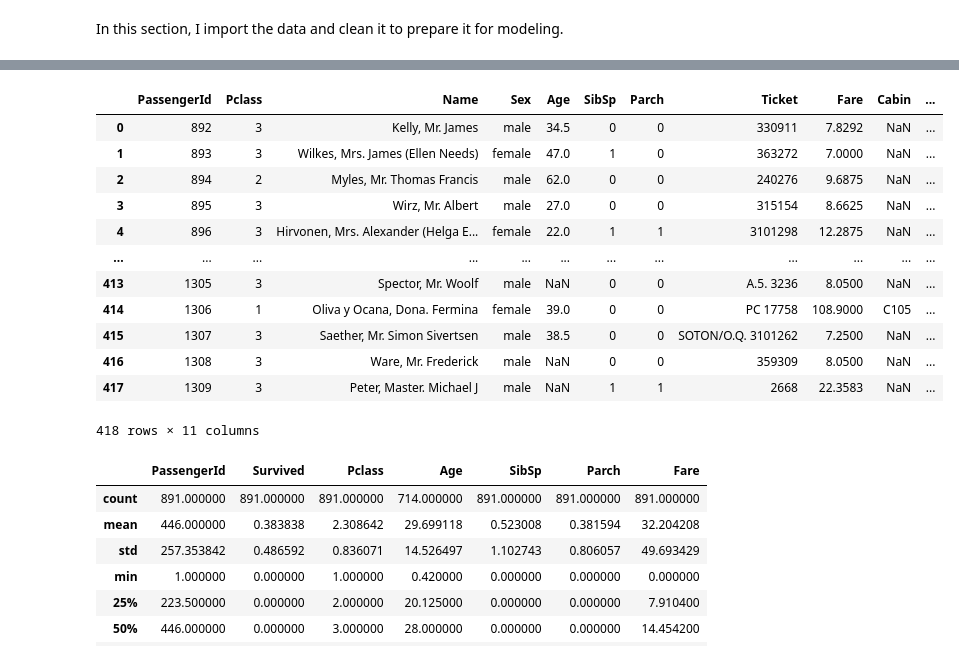
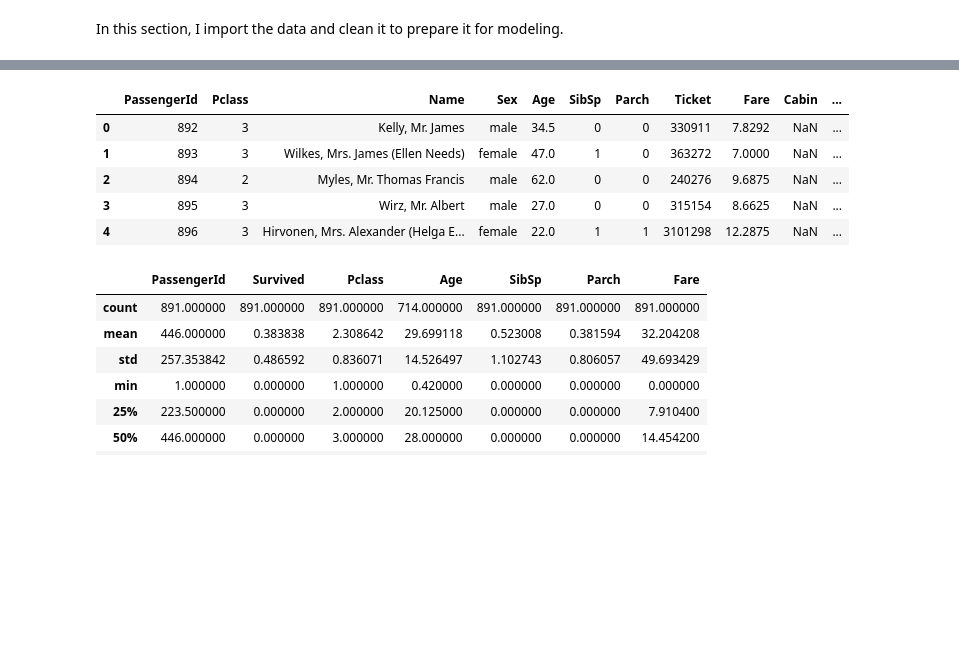
Before and after one commit to ahendricks2/Titanic, a Jupyter notebook: Main_Notebook.ipynb, the cells around one changed output, grey strips where cells are left out. Cells and saved outputs as stored; diff of their text form; code cells hidden in the pictures; blank space fills up the shorter version.

```diff
--- a/Main_Notebook.ipynb
+++ b/Main_Notebook.ipynb
@@ -47,21 +39,14 @@ train_df
 # %%
 test_df = pd.read_csv('Data/test.csv')
 # %%
-test_df
+test_df.head()
 # %% [output]
 |  | PassengerId | Pclass | Name | Sex | Age | SibSp | Parch | Ticket | Fare | Cabin | ... |
 | 0 | 892 | 3 | Kelly, Mr. James | male | 34.5 | 0 | 0 | 330911 | 7.8292 | NaN | ... |
 | 1 | 893 | 3 | Wilkes, Mrs. James (Ellen Needs) | female | 47.0 | 1 | 0 | 363272 | 7.0000 | NaN | ... |
 | 2 | 894 | 2 | Myles, Mr. Thomas Francis | male | 62.0 | 0 | 0 | 240276 | 9.6875 | NaN | ... |
 | 3 | 895 | 3 | Wirz, Mr. Albert | male | 27.0 | 0 | 0 | 315154 | 8.6625 | NaN | ... |
 | 4 | 896 | 3 | Hirvonen, Mrs. Alexander (Helga E... | female | 22.0 | 1 | 1 | 3101298 | 12.2875 | NaN | ... |
-| ... | ... | ... | ... | ... | ... | ... | ... | ... | ... | ... | ... |
-| 413 | 1305 | 3 | Spector, Mr. Woolf | male | NaN | 0 | 0 | A.5. 3236 | 8.0500 | NaN | ... |
-| 414 | 1306 | 1 | Oliva y Ocana, Dona. Fermina | female | 39.0 | 0 | 0 | PC 17758 | 108.9000 | C105 | ... |
-| 415 | 1307 | 3 | Saether, Mr. Simon Sivertsen | male | 38.5 | 0 | 0 | SOTON/O.Q. 3101262 | 7.2500 | NaN | ... |
-| 416 | 1308 | 3 | Ware, Mr. Frederick | male | NaN | 0 | 0 | 359309 | 8.0500 | NaN | ... |
-| 417 | 1309 | 3 | Peter, Master. Michael J | male | NaN | 1 | 1 | 2668 | 22.3583 | NaN | ... |
-418 rows × 11 columns
 # %%
 train_df.describe()
 # %% [output]
```
Also changed, not shown: parts of 142 cells of this notebook.
